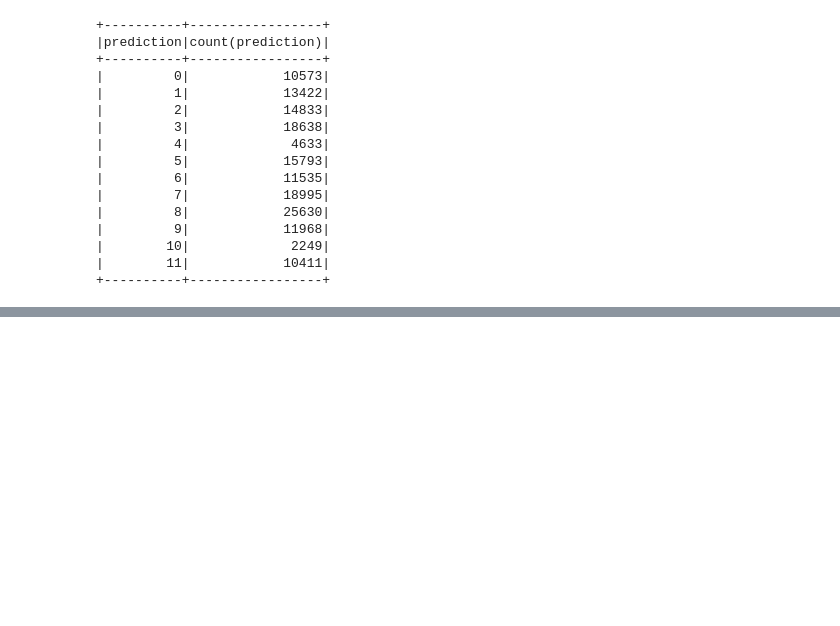
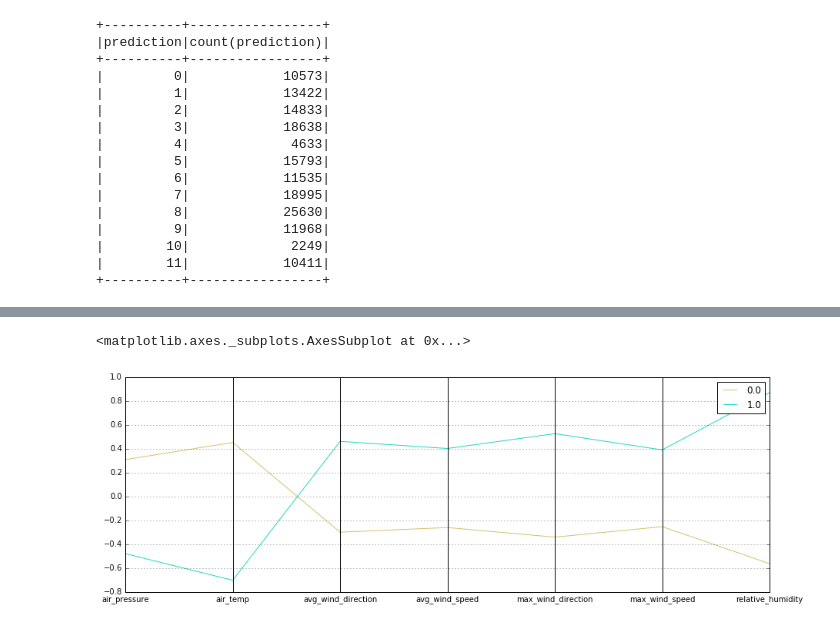
Before and after one commit to words-sdsc/courseraDataSimulation, a Jupyter notebook: course4-ML/Spark - Clustering.ipynb, the cells around one changed output, grey strips where cells are left out. Drawn from its saved outputs; the diff is of its cells as text; code cells hidden in the pictures; blank space fills up the shorter version.

```diff
--- a/course4-ML/Spark - Clustering.ipynb
+++ b/course4-ML/Spark - Clustering.ipynb
@@ -151,0 +215,10 @@ AttributeError: 'KMeansModel' object has no attribute 'computeCost'
+# %%
+# Parallel Coordinates Plot 1: Cool and Possibily Rainy Days (High Humidity, Low Temp)
+plt.figure(figsize=(15,5))
+
+coolAndRainy = [0,1]
+
+parallel_coordinates(P.iloc[coolAndRainy], 'prediction')
+# %% [output]
+<matplotlib.axes._subplots.AxesSubplot at 0x...>
+[figure, added]
```
Also changed, not shown: parts of 17 cells of this notebook.
